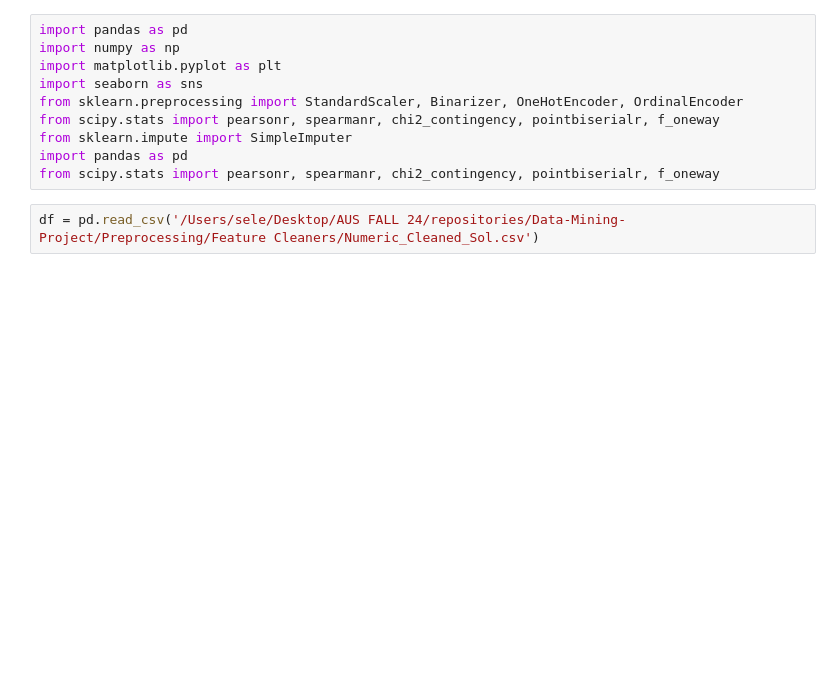
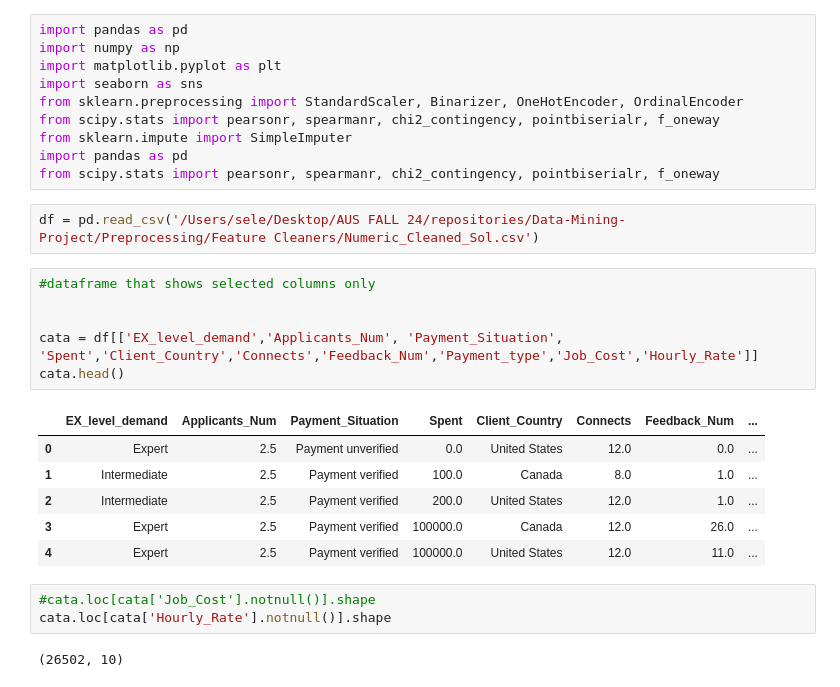
Before and after one commit to b00072756/Data-Mining-Project, a Jupyter notebook: Preprocessing/feature_encoding.ipynb, the cells around one changed output. Cells and saved outputs as stored; diff of their text form; blank space fills up the shorter version.

```diff
--- a/Preprocessing/feature_encoding.ipynb
+++ b/Preprocessing/feature_encoding.ipynb
@@ -10,3 +10,21 @@ import pandas as pd
 from scipy.stats import pearsonr, spearmanr, chi2_contingency, pointbiserialr, f_oneway
 # %%
 df = pd.read_csv('/Users/sele/Desktop/AUS FALL 24/repositories/Data-Mining-Project/Preprocessing/Feature Cleaners/Numeric_Cleaned_Sol.csv')
+# %%
+#dataframe that shows selected columns only
+
+
+cata = df[['EX_level_demand','Applicants_Num', 'Payment_Situation', 'Spent','Client_Country','Connects','Feedback_Num','Payment_type','Job_Cost','Hourly_Rate']]
+cata.head()
+# %% [output]
+|  | EX_level_demand | Applicants_Num | Payment_Situation | Spent | Client_Country | Connects | Feedback_Num | ... |
+| 0 | Expert | 2.5 | Payment unverified | 0.0 | United States | 12.0 | 0.0 | ... |
+| 1 | Intermediate | 2.5 | Payment verified | 100.0 | Canada | 8.0 | 1.0 | ... |
+| 2 | Intermediate | 2.5 | Payment verified | 200.0 | United States | 12.0 | 1.0 | ... |
+| 3 | Expert | 2.5 | Payment verified | 100000.0 | Canada | 12.0 | 26.0 | ... |
+| 4 | Expert | 2.5 | Payment verified | 100000.0 | United States | 12.0 | 11.0 | ... |
+# %%
+#cata.loc[cata['Job_Cost'].notnull()].shape
+cata.loc[cata['Hourly_Rate'].notnull()].shape
+# %% [output]
+(26502, 10)
```
Also changed, not shown: parts of 33 cells of this notebook, 2 other files.
